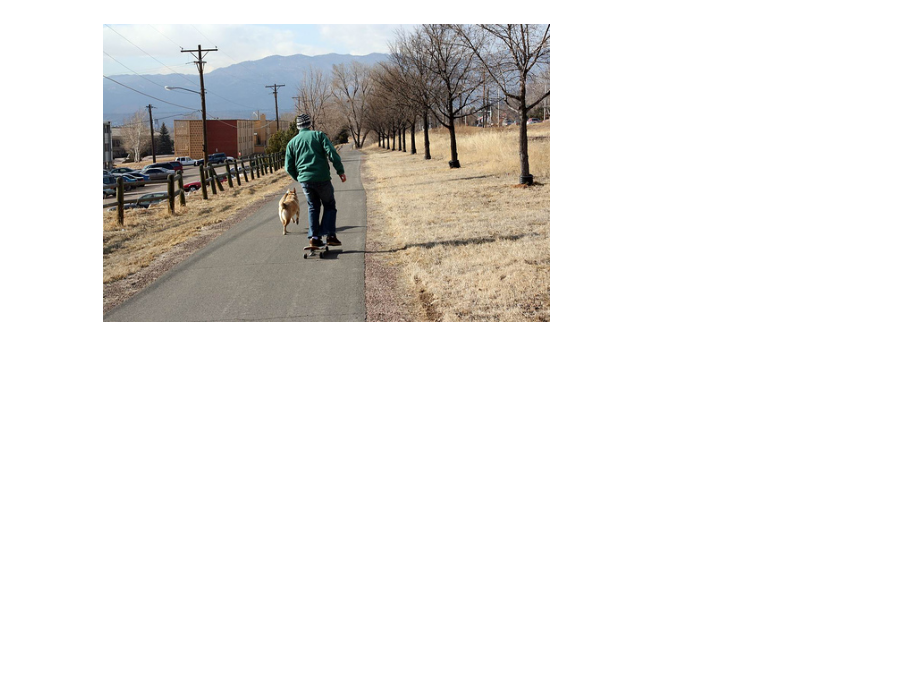
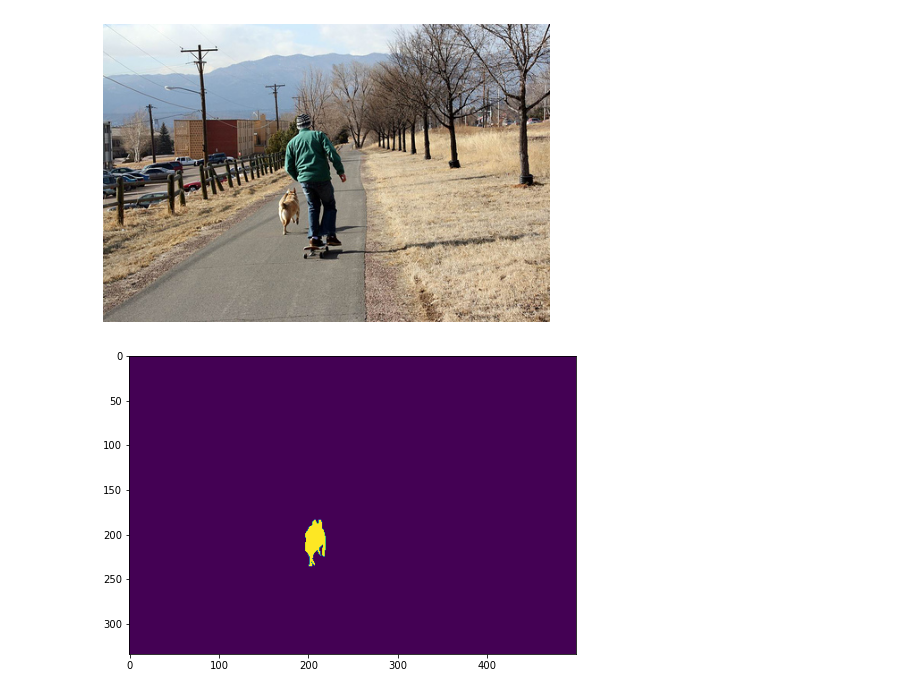
Before and after one commit to 3288103265/my_snippets, a Jupyter notebook: pycocoDemo.ipynb, the cells around one changed output. Drawn from its saved outputs; the diff is of its cells as text; code cells hidden in the pictures; blank space fills up the shorter version.

```diff
--- a/pycocoDemo.ipynb
+++ b/pycocoDemo.ipynb
@@ -129,0 +153,22 @@ A man walking his dog on a quiet country road.
+# %%
+
+def seg_to_mask(seg, width=1.0, height=1.0):
+    """
+    Tiny utility for decoding segmentation masks using the pycocotools API.
+    """
+    if type(seg) == list:
+        rles = mask_utils.frPyObjects(seg, height, width)
+        rle = mask_utils.merge(rles)
+    elif type(seg['counts']) == list:
+        rle = mask_utils.frPyObjects(seg, height, width)
+    else:
+        rle = seg
+    return mask_utils.decode(rle)
+# %%
+HH,WW,C = I.shape
+obj_dog = anns[0]
+mask = seg_to_mask(obj_dog['segmentation'], WW, HH)
+plt.imshow(mask)
+plt.show()
+# %% [output]
+[figure, added]
```
Also changed, not shown: parts of 12 cells of this notebook.
